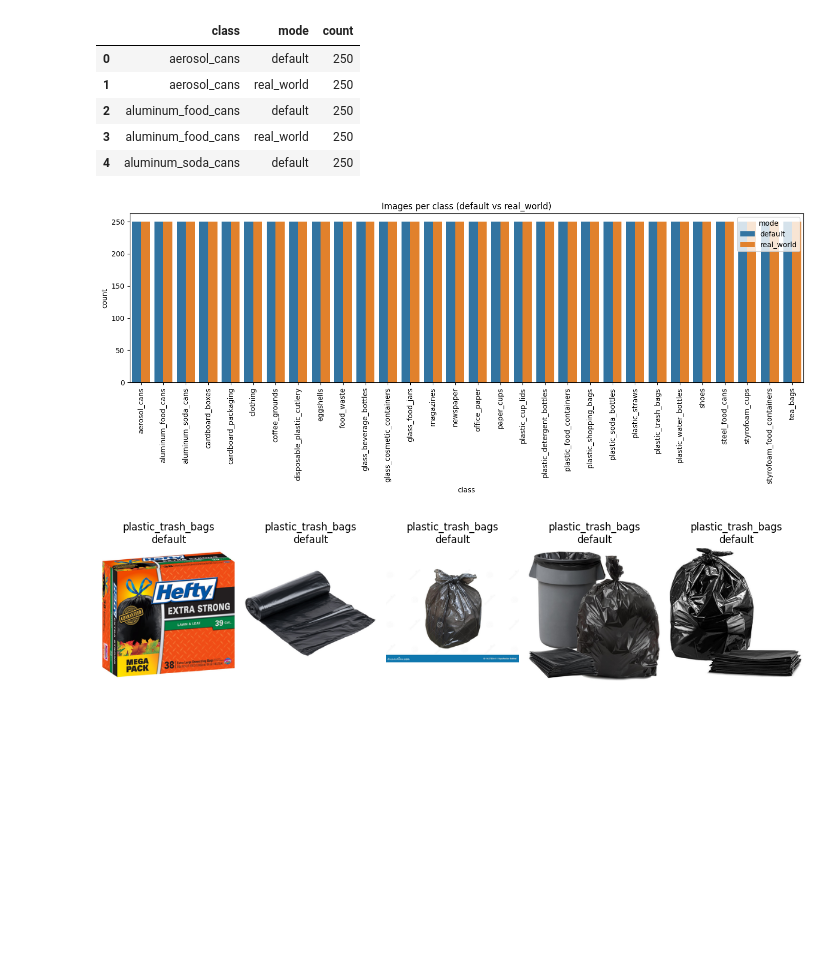
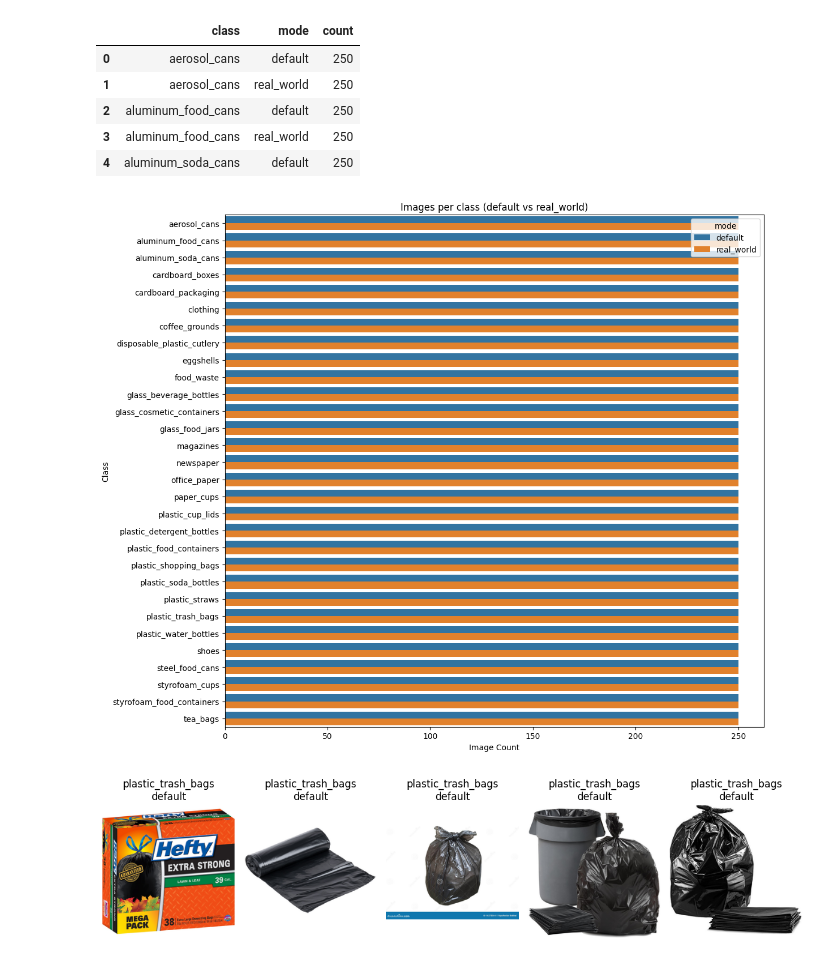
Before and after one commit to Funnear/project-4-cv, a Jupyter notebook: notebooks/main.ipynb, the cells around one changed output. Cells and saved outputs as stored; diff of their text form; code cells hidden in the pictures; blank space fills up the shorter version.

```diff
--- a/notebooks/main.ipynb
+++ b/notebooks/main.ipynb
@@ -57,14 +57,20 @@ df_counts.head()
 | 3 | aluminum_food_cans | real_world | 250 |
 | 4 | aluminum_soda_cans | default | 250 |
 # %%
-plt.figure(figsize=(14, 6))
-sns.barplot(data=df_counts, x="class", y="count", hue="mode")
-plt.xticks(rotation=90)
+plt.figure(figsize=(12, 10))
+sns.barplot(
+    data=df_counts,
+    y="class",     # flip axes
+    x="count",
+    hue="mode"
+)
+plt.ylabel("Class")
+plt.xlabel("Image Count")
 plt.title("Images per class (default vs real_world)")
 plt.tight_layout()
 plt.show()
 # %% [output]
-[figure, old version]
+[figure, new version]
 # %%
 def show_examples(cls_name, mode="default", n=5):
     folder = os.path.join(dataset_root, cls_name, mode)
```
Also changed, not shown: parts of 2 cells of this notebook, 2 other files.
